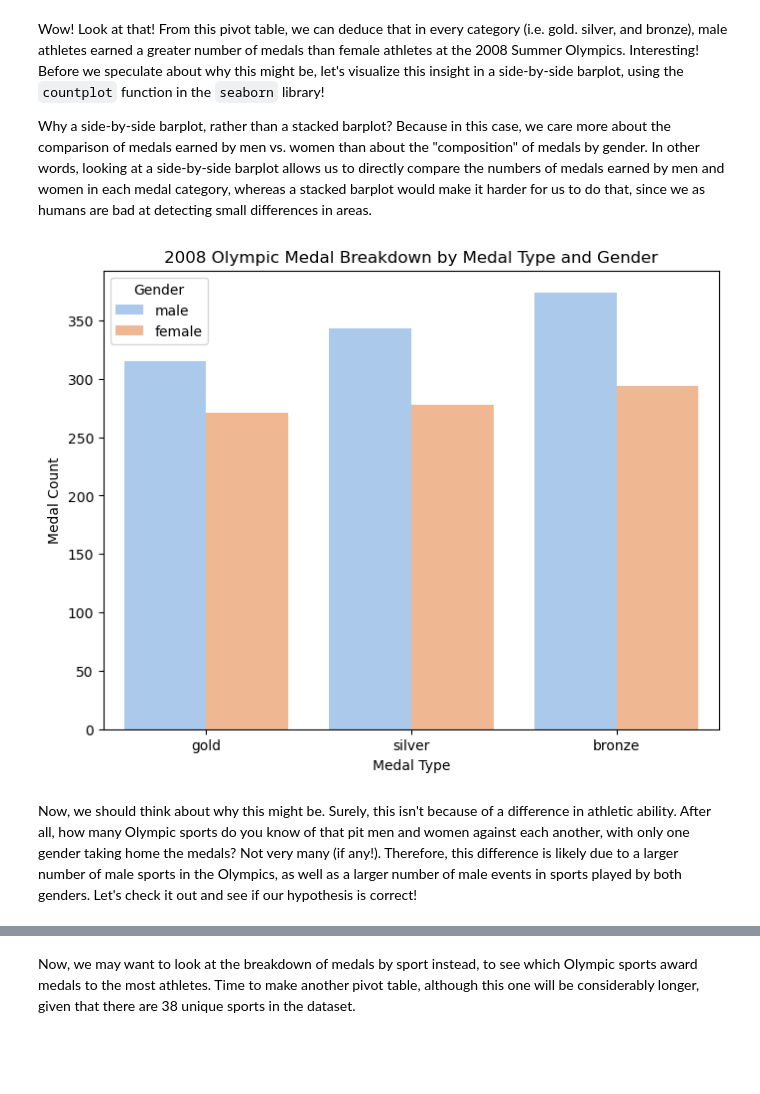
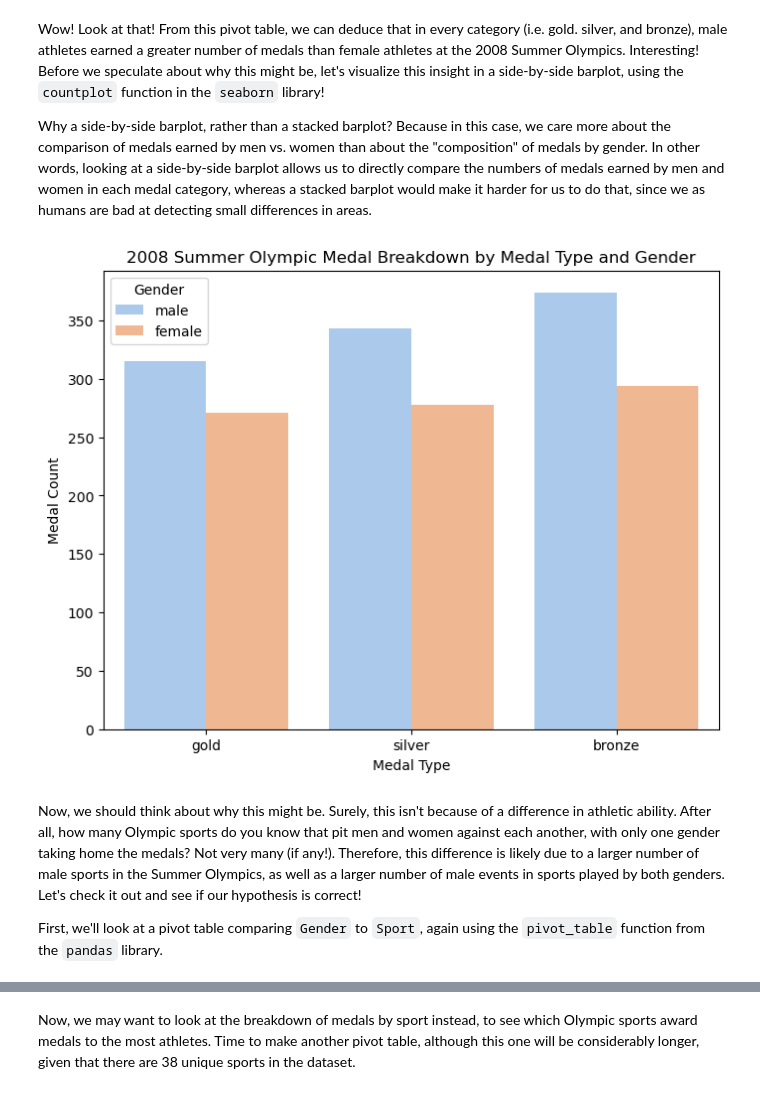
Before and after one commit to t-clark04/Clark-Data-Science-Portfolio, a Jupyter notebook: TidyData-Project/main.ipynb, the cells around one changed output, grey strips where cells are left out. Saved outputs shown, nothing was run; the diff lists cells and outputs as text; code cells hidden in the pictures; blank space fills up the shorter version.

Commit message:
Looking at sport vs. gender to explain difference in medal count

```diff
--- a/TidyData-Project/main.ipynb
+++ b/TidyData-Project/main.ipynb
@@ -211,23 +211,25 @@ Why a side-by-side barplot, rather than a stacked barplot? Because in this case,
 # %%
 # Importing the seaborn library for making the bar chart
 import seaborn as sns
 # Importing matplotlib.pyplot to create our graphing "canvas"
 import matplotlib.pyplot as plt
 
 # Creating an 8 x 6 Canvas for our plot
 plt.figure(figsize = (8,6))
 # Generating our side-by-side bar chart, with "Medal" on the x-axis, "count" on the
 # y-axis, "Gender" assigned to bar color, and color palette set to a nice pastel
 sns.countplot(data = df_tidy, x = "Medal", hue = "Gender", palette = "pastel")
 
 # Graph labels
 plt.xlabel("Medal Type")
 plt.ylabel("Medal Count")
-plt.title("2008 Olympic Medal Breakdown by Medal Type and Gender")
+plt.title("2008 Summer Olympic Medal Breakdown by Medal Type and Gender")
 
 # Displaying the resulting plot
 plt.show()
 # %% [output]
-[figure, old version]
+[figure, new version]
 # %% [markdown]
-Now, we should think about why this might be. Surely, this isn't because of a difference in athletic ability. After all, how many Olympic sports do you know of that pit men and women against each another, with only one gender taking home the medals? Not very many (if any!). Therefore, this difference is likely due to a larger number of male sports in the Olympics, as well as a larger number of male events in sports played by both genders. Let's check it out and see if our hypothesis is correct!
+Now, we should think about why this might be. Surely, this isn't because of a difference in athletic ability. After all, how many Olympic sports do you know that pit men and women against each another, with only one gender taking home the medals? Not very many (if any!). Therefore, this difference is likely due to a larger number of male sports in the Summer Olympics, as well as a larger number of male events in sports played by both genders. Let's check it out and see if our hypothesis is correct!
+
+First, we'll look at a pivot table comparing ``Gender`` to ``Sport``, again using the ``pivot_table`` function from the ``pandas`` library.
```
Also changed, not shown: parts of 4 cells of this notebook.
